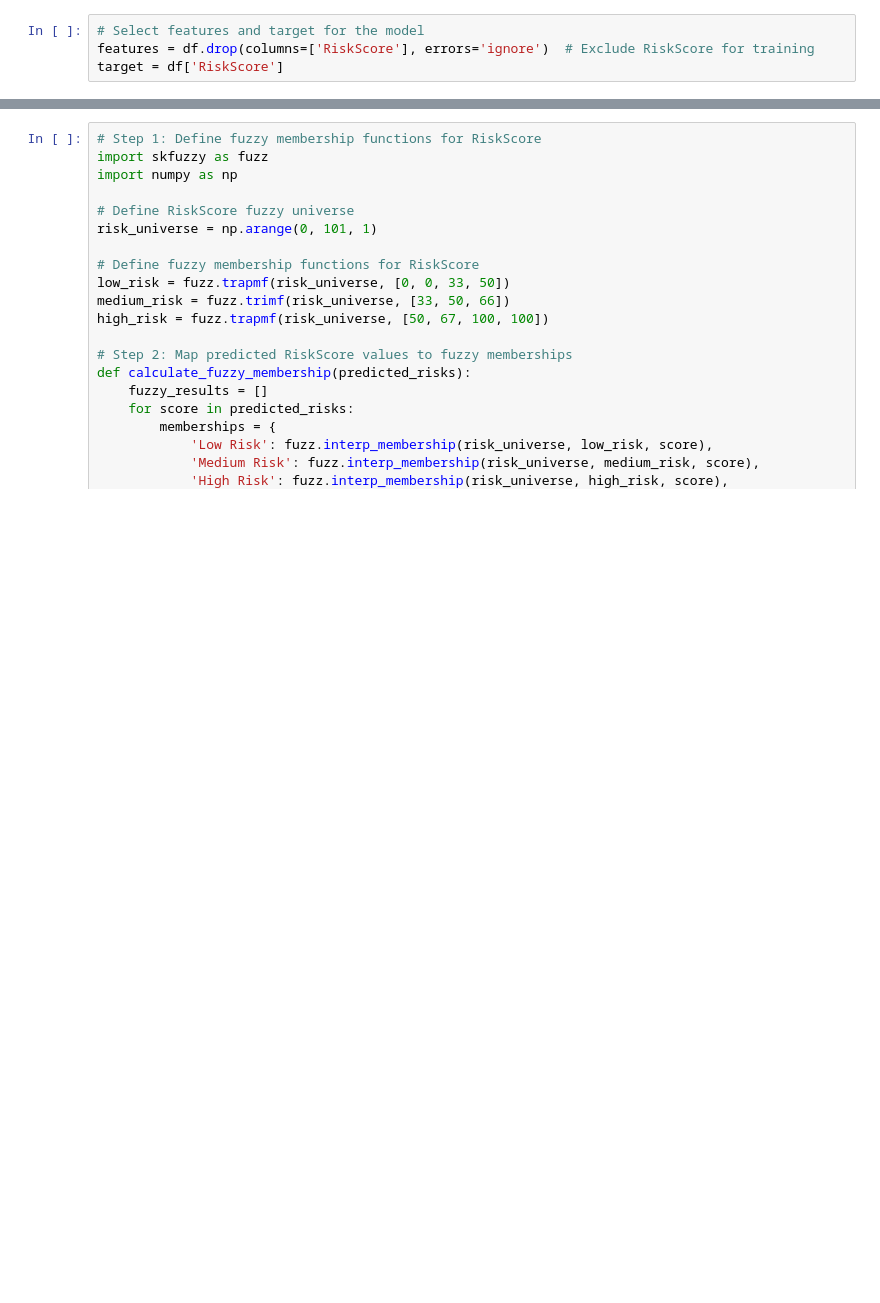
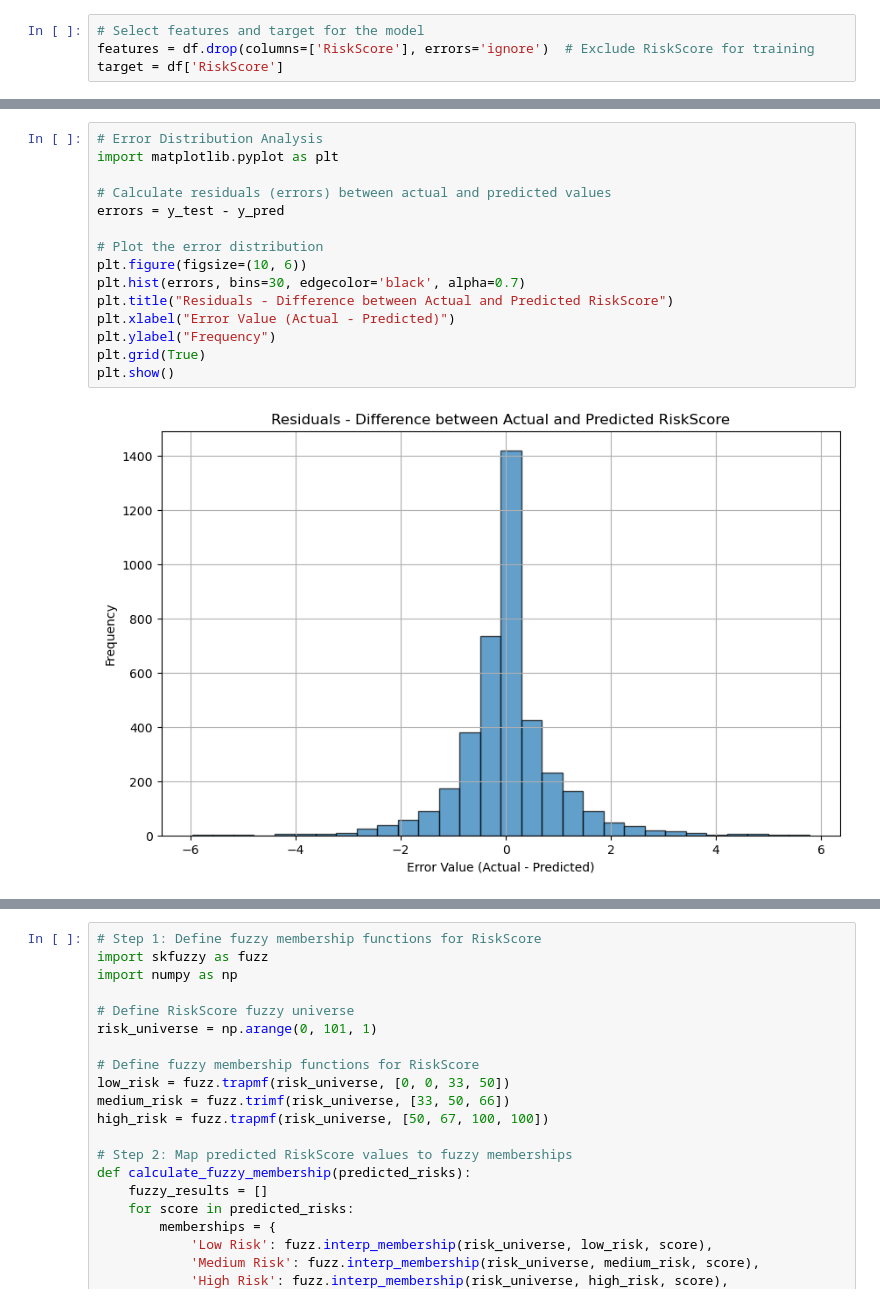
Before and after one commit to MekaRaptor/Fuzzy_Logic, a Jupyter notebook: Model/Model.ipynb, the cells around one changed output, grey strips where cells are left out. Saved outputs shown, nothing was run; the diff lists cells and outputs as text; blank space fills up the shorter version.

```diff
--- a/Model/Model.ipynb
+++ b/Model/Model.ipynb
@@ -205,0 +218,17 @@ Random Forest Model Performance:
+# %%
+# Error Distribution Analysis
+import matplotlib.pyplot as plt
+
+# Calculate residuals (errors) between actual and predicted values
+errors = y_test - y_pred
+
+# Plot the error distribution
+plt.figure(figsize=(10, 6))
+plt.hist(errors, bins=30, edgecolor='black', alpha=0.7)
+plt.title("Residuals - Difference between Actual and Predicted RiskScore")
+plt.xlabel("Error Value (Actual - Predicted)")
+plt.ylabel("Frequency")
+plt.grid(True)
+plt.show()
+# %% [output]
+[figure, added]
```
Also changed, not shown: parts of 10 cells of this notebook.
